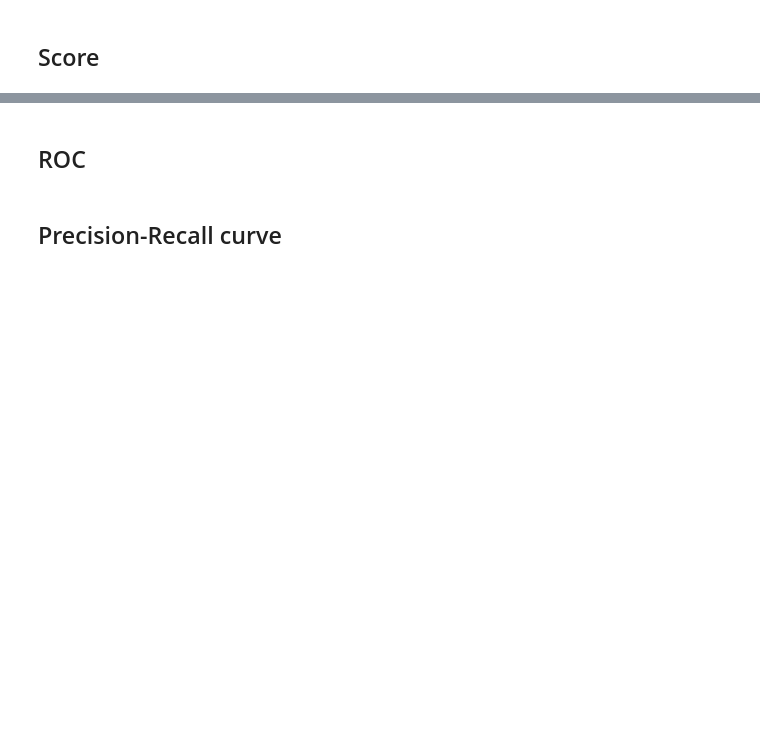
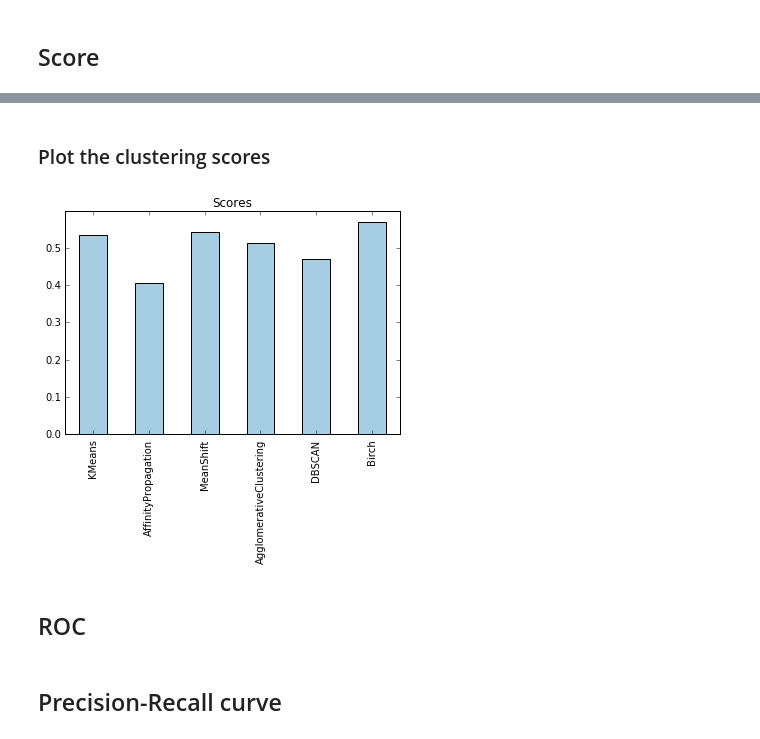
Before and after one commit to dangall/FullDataAnalysisPipeline, a Jupyter notebook: Predictions.ipynb, the cells around one changed output, grey strips where cells are left out. Saved outputs shown, nothing was run; the diff lists cells and outputs as text; code cells hidden in the pictures; blank space fills up the shorter version.

```diff
--- a/Predictions.ipynb
+++ b/Predictions.ipynb
@@ -1527,11 +1552,18 @@ Blue dots show heteroscedasticity for normal predictions; green dots show the sa
 # USER INPUT!
 # Make the predictions, deciding on whether to use the log transform or not
 
-logtransformY = False
+logtransformY = False # if predictiontype=="classification" this should be False
+
+if predictiontype=="classification":
+    logtransformY = False
+    minval = None
+    maxval = None
 
 #================================================================================================
 # FROM HERE ON IT'S AUTOMATIC
 
-allpredictions = makeCrossValPredictions(allXypairs, bestregressors, logtransformY, minval=minval, maxval=maxval)
+if clusteringtype=="supervised":
+    allpredictions = makeCrossValPredictions(allXypairs, bestmodels, logtransformY, predictiontype=predictiontype,
+                                             minval=minval, maxval=maxval)
 # %% [markdown]
 ## Score
@@ -1538,3 +1623,22 @@ allpredictions = makeCrossValPredictions(allXypairs, bestregressors, logtransfor
+# %%
+#================================================================================================
+# FROM HERE ON IT'S AUTOMATIC
+
+def makeClusterScoreAndStdDataframe(bestclusteringmethods):
+    allscores = [[score, 0] for clustmethod, score, bestpos in bestclusteringmethods]
+    names = [getModelName(clustmethod[-1].steps[-1][1]) for clustmethod, score, bestpos in bestclusteringmethods]
+    mean_and_std_dataframe = pd.DataFrame(allscores, index=names, columns=["Mean","StandardDeviation"])
+    return mean_and_std_dataframe
+# %% [markdown]
+### Plot the clustering scores
+# %%
+#================================================================================================
+# FROM HERE ON IT'S AUTOMATIC
+
+mean_and_std_dataframe = makeClusterScoreAndStdDataframe(bestclusteringmethods)
+plot = plotScores(mean_and_std_dataframe)
+# %% [output]
+[figure, added]
 # %% [markdown]
 ## ROC
 # %% [markdown]
```
Also changed, not shown: parts of 23 cells of this notebook.
